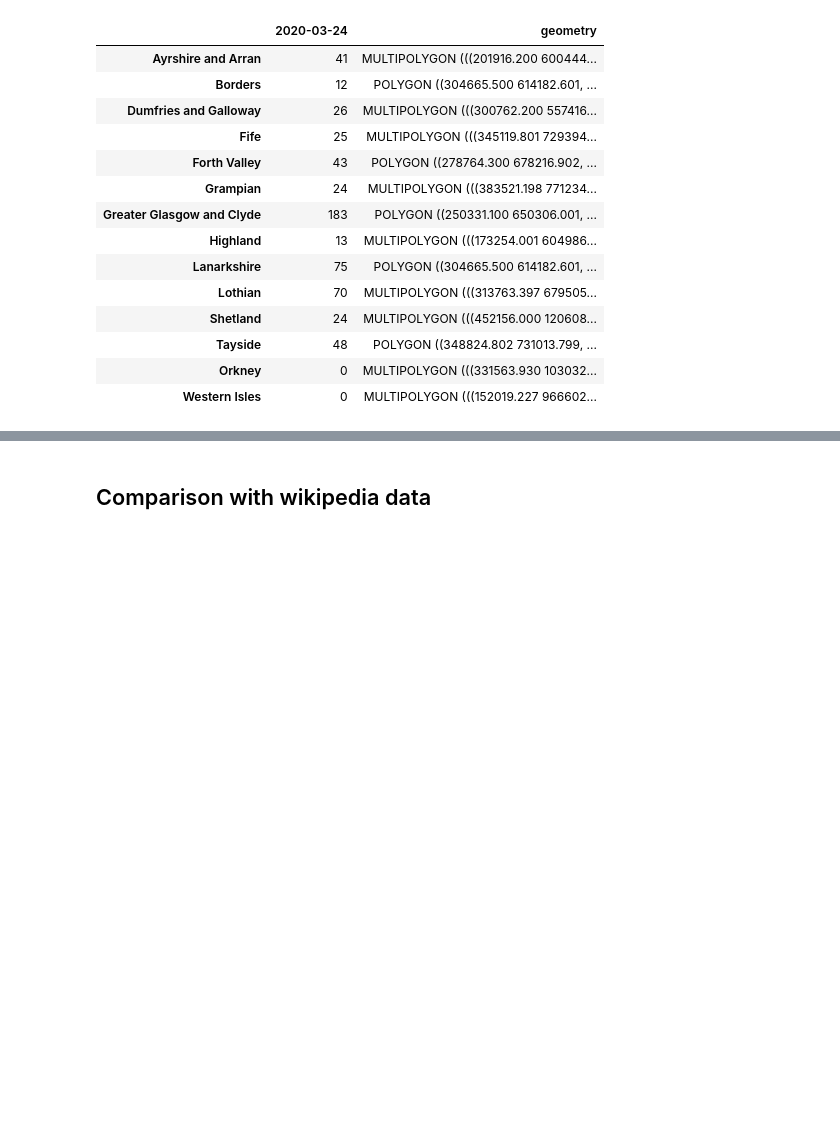
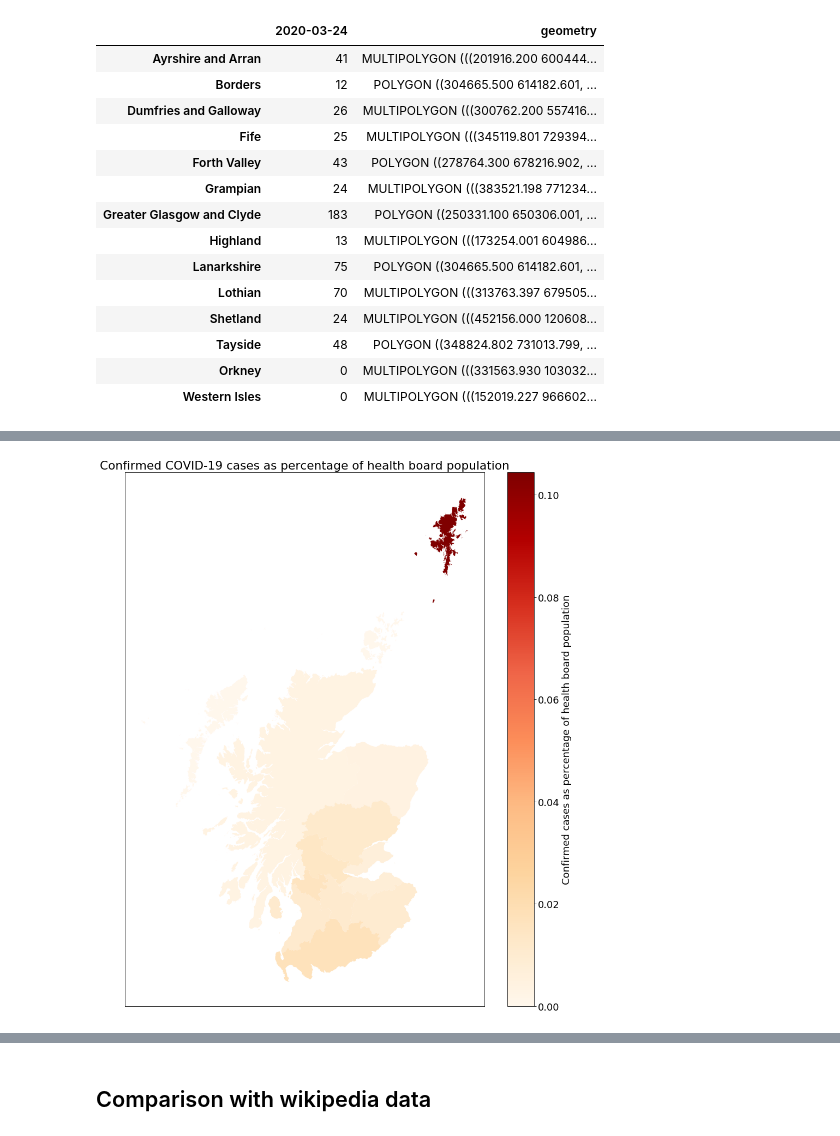
Before and after one commit to seumasmorrison/Scotland_COVID-19, a Jupyter notebook: Scotland_COVID-19.ipynb, the cells around one changed output, grey strips where cells are left out. Cells and saved outputs as stored; diff of their text form; code cells hidden in the pictures; blank space fills up the shorter version.

```diff
--- a/Scotland_COVID-19.ipynb
+++ b/Scotland_COVID-19.ipynb
@@ -414,3 +398,5 @@ Name: Population mid 2018 ONS estimate, dtype: int64
+# %%
+health_board_populations.rename({'Western Isles (Eileanan Siar)':'Western Isles'}, inplace=True)
 # %%
 last_counts = all_results.counts.iloc[-1]
 # %%
@@ -522,0 +533,4 @@ health_board_geo_df
+# %%
+percentage_confirmed_cases_of_health_board_population = (health_board_geo_df.iloc[:,0]/health_board_populations) * 100
+# %%
+percentage_confirmed_cases_of_health_board_population_geo_df = gpd.GeoDataFrame(percentage_confirmed_cases_of_health_board_population, geometry=simplified_health_boards.geometry)
@@ -522,0 +555,8 @@ health_board_geo_df
+# %%
+ax = percentage_confirmed_cases_of_health_board_population_geo_df.plot(column=percentage_confirmed_cases_of_health_board_population_geo_df.columns[0], figsize=(15,18), legend=True, legend_kwds={'label': "Confirmed cases as percentage of health board population"}, cmap='OrRd')
+ax.set_yticks([])
+ax.set_xticks([])
+plt.title('Confirmed COVID-19 cases as percentage of health board population')
+plt.savefig('output/confirmed_cases_as_percentage_of_health_board_population.png')
+# %% [output]
+[figure, added]
```
Also changed, not shown: parts of 9 cells of this notebook, 3 other files.
